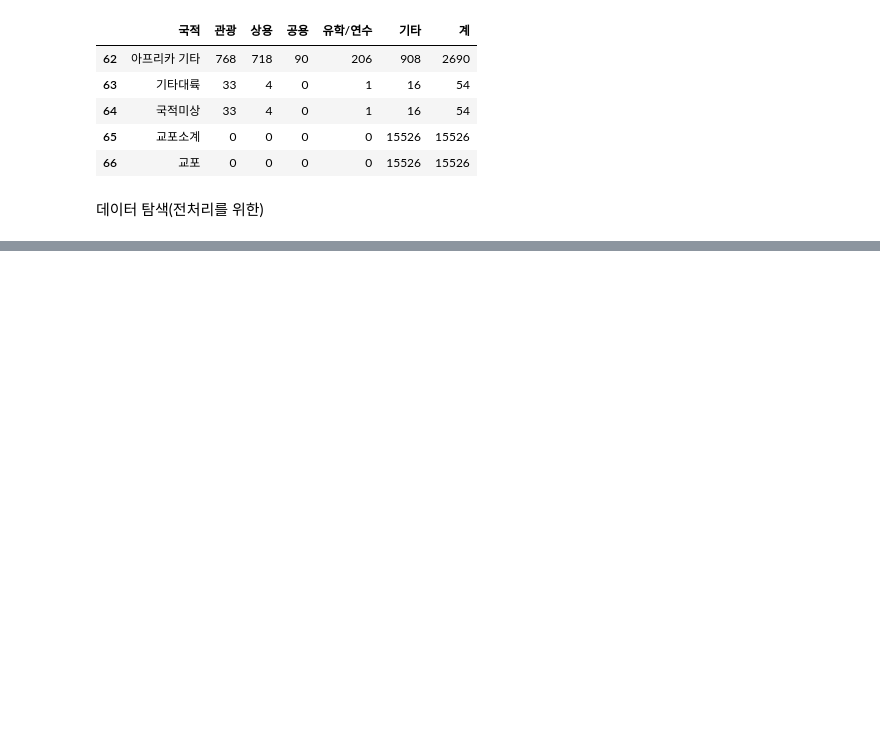
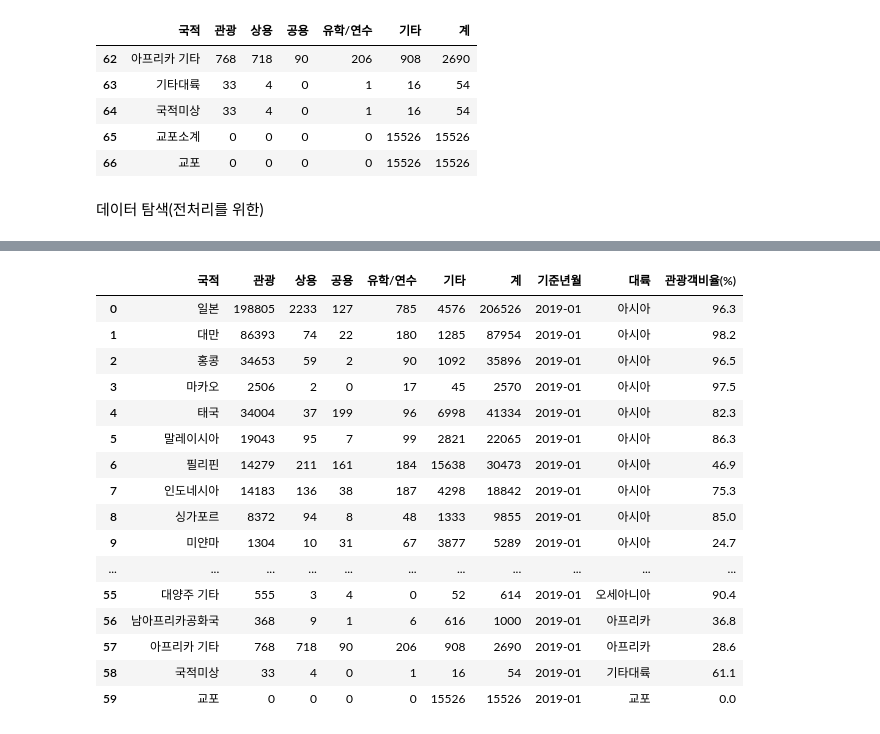
Before and after one commit to Koeyh/bigdata-analysis-2024, a Jupyter notebook: day03/da09_코로나바이러스영향_중국인관광객수_감소분석.ipynb, the cells around one changed output, grey strips where cells are left out. Cells and saved outputs as stored; diff of their text form; code cells hidden in the pictures; blank space fills up the shorter version.

```diff
--- a/day03/da09_코로나바이러스영향_중국인관광객수_감소분석.ipynb
+++ b/day03/da09_코로나바이러스영향_중국인관광객수_감소분석.ipynb
@@ -72,0 +192,6 @@ memory usage: 3.8+ KB
+# %%
+## 대륙을 제외한 국적 리스트 추출
+# condition = kto_201901['국적'] == condition = kto_201901.국적 / 좌측 표기법 추천
+condition = kto_201901['국적'].isin(continent_list) == False
+kto201901_countries = kto_201901[condition]
+kto201901_countries['국적'].unique()
@@ -72,0 +207,3 @@ memory usage: 3.8+ KB
+# %%
+# 중간에 비는 인덱스 없이 다시 지정, inplace=True : 기존 데이터를 대체해줌 / 교재 134p
+kto201901_countries.reset_index(drop=True, inplace=True)
@@ -72,0 +242,27 @@ memory usage: 3.8+ KB
+# %%
+continents = ['아시아']*25 + ['아메리카']*5 + ['유럽']*23 + ['오세아니아']*3 + ['아프리카']*2 + ['기타대륙'] + ['교포']
+# %%
+## SettingWithCopyWarning 해제하는법
+pd.set_option('mode.chained_assignment', None)
+# %%
+# 국적간 데이터 DF 마지막에 대륙컬럼 추가
+kto201901_countries['대륙'] = continents
+kto201901_countries
+# %% [output]
+|  | 국적 | 관광 | 상용 | 공용 | 유학/연수 | 기타 | 계 | 기준년월 | 대륙 | 관광객비율(%) |
+| 0 | 일본 | 198805 | 2233 | 127 | 785 | 4576 | 206526 | 2019-01 | 아시아 | 96.3 |
+| 1 | 대만 | 86393 | 74 | 22 | 180 | 1285 | 87954 | 2019-01 | 아시아 | 98.2 |
+| 2 | 홍콩 | 34653 | 59 | 2 | 90 | 1092 | 35896 | 2019-01 | 아시아 | 96.5 |
+| 3 | 마카오 | 2506 | 2 | 0 | 17 | 45 | 2570 | 2019-01 | 아시아 | 97.5 |
+| 4 | 태국 | 34004 | 37 | 199 | 96 | 6998 | 41334 | 2019-01 | 아시아 | 82.3 |
+| 5 | 말레이시아 | 19043 | 95 | 7 | 99 | 2821 | 22065 | 2019-01 | 아시아 | 86.3 |
+| 6 | 필리핀 | 14279 | 211 | 161 | 184 | 15638 | 30473 | 2019-01 | 아시아 | 46.9 |
+| 7 | 인도네시아 | 14183 | 136 | 38 | 187 | 4298 | 18842 | 2019-01 | 아시아 | 75.3 |
+| 8 | 싱가포르 | 8372 | 94 | 8 | 48 | 1333 | 9855 | 2019-01 | 아시아 | 85.0 |
+| 9 | 미얀마 | 1304 | 10 | 31 | 67 | 3877 | 5289 | 2019-01 | 아시아 | 24.7 |
+| ... | ... | ... | ... | ... | ... | ... | ... | ... | ... | ... |
+| 55 | 대양주 기타 | 555 | 3 | 4 | 0 | 52 | 614 | 2019-01 | 오세아니아 | 90.4 |
+| 56 | 남아프리카공화국 | 368 | 9 | 1 | 6 | 616 | 1000 | 2019-01 | 아프리카 | 36.8 |
+| 57 | 아프리카 기타 | 768 | 718 | 90 | 206 | 908 | 2690 | 2019-01 | 아프리카 | 28.6 |
+| 58 | 국적미상 | 33 | 4 | 0 | 1 | 16 | 54 | 2019-01 | 기타대륙 | 61.1 |
+| 59 | 교포 | 0 | 0 | 0 | 0 | 15526 | 15526 | 2019-01 | 교포 | 0.0 |
```
Also changed, not shown: parts of 19 cells of this notebook.
